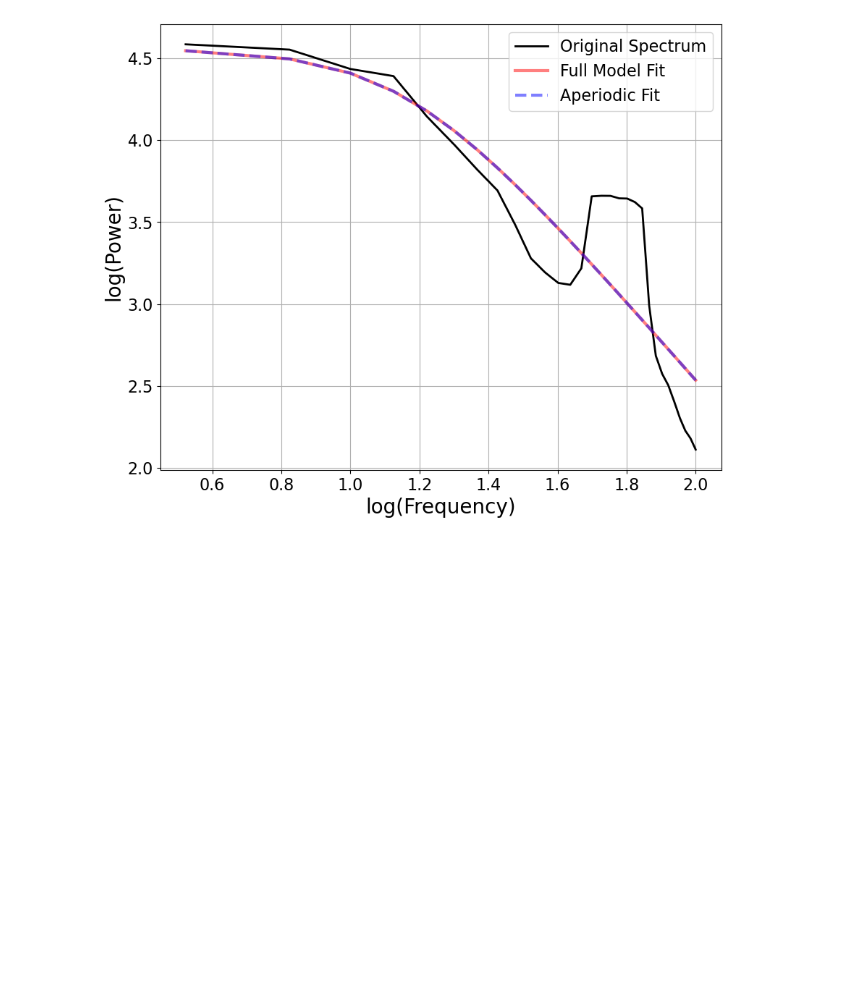
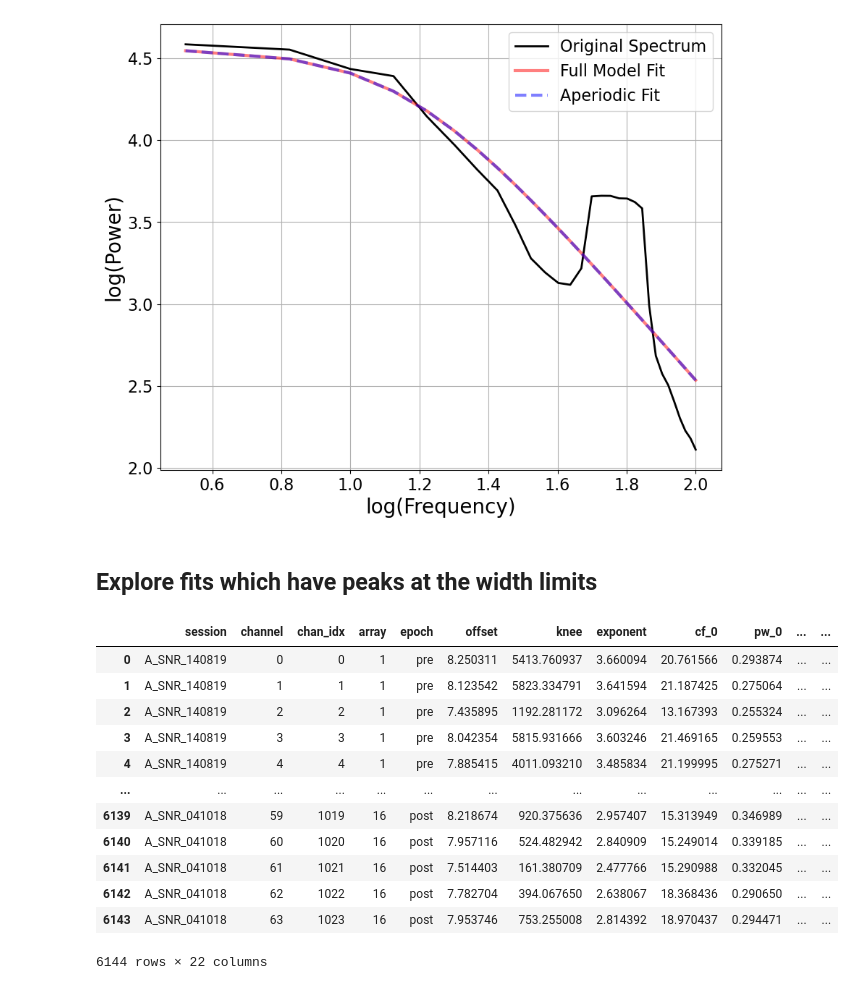
Before and after one commit to voytekresearch/v1_v4_1024_elec, a Jupyter notebook: notebooks/investigate_poor_model_fits.ipynb, the cells around one changed output. Saved outputs shown, nothing was run; the diff lists cells and outputs as text; code cells hidden in the pictures; blank space fills up the shorter version.

```diff
--- a/notebooks/investigate_poor_model_fits.ipynb
+++ b/notebooks/investigate_poor_model_fits.ipynb
@@ -299,3 +301,22 @@ fg_worst.plot(plt_log=True)
 # %% [output]
 [figure]
 [figure]
+# %% [markdown]
+## Explore fits which have peaks at the width limits
+# %%
+df_spec = pd.read_csv(f"{PROJECT_PATH}/data/results/lfp_spectral_params.csv", index_col=0)
+df_spec
+# %% [output]
+|  | session | channel | chan_idx | array | epoch | offset | knee | exponent | cf_0 | pw_0 | ... | ... |
+| 0 | A_SNR_140819 | 0 | 0 | 1 | pre | 8.250311 | 5413.760937 | 3.660094 | 20.761566 | 0.293874 | ... | ... |
+| 1 | A_SNR_140819 | 1 | 1 | 1 | pre | 8.123542 | 5823.334791 | 3.641594 | 21.187425 | 0.275064 | ... | ... |
+| 2 | A_SNR_140819 | 2 | 2 | 1 | pre | 7.435895 | 1192.281172 | 3.096264 | 13.167393 | 0.255324 | ... | ... |
+| 3 | A_SNR_140819 | 3 | 3 | 1 | pre | 8.042354 | 5815.931666 | 3.603246 | 21.469165 | 0.259553 | ... | ... |
+| 4 | A_SNR_140819 | 4 | 4 | 1 | pre | 7.885415 | 4011.093210 | 3.485834 | 21.199995 | 0.275271 | ... | ... |
+| ... | ... | ... | ... | ... | ... | ... | ... | ... | ... | ... | ... | ... |
+| 6139 | A_SNR_041018 | 59 | 1019 | 16 | post | 8.218674 | 920.375636 | 2.957407 | 15.313949 | 0.346989 | ... | ... |
+| 6140 | A_SNR_041018 | 60 | 1020 | 16 | post | 7.957116 | 524.482942 | 2.840909 | 15.249014 | 0.339185 | ... | ... |
+| 6141 | A_SNR_041018 | 61 | 1021 | 16 | post | 7.514403 | 161.380709 | 2.477766 | 15.290988 | 0.332045 | ... | ... |
+| 6142 | A_SNR_041018 | 62 | 1022 | 16 | post | 7.782704 | 394.067650 | 2.638067 | 18.368436 | 0.290650 | ... | ... |
+| 6143 | A_SNR_041018 | 63 | 1023 | 16 | post | 7.953746 | 753.255008 | 2.814392 | 18.970437 | 0.294471 | ... | ... |
+6144 rows × 22 columns
```
Also changed, not shown: parts of 5 cells of this notebook.
